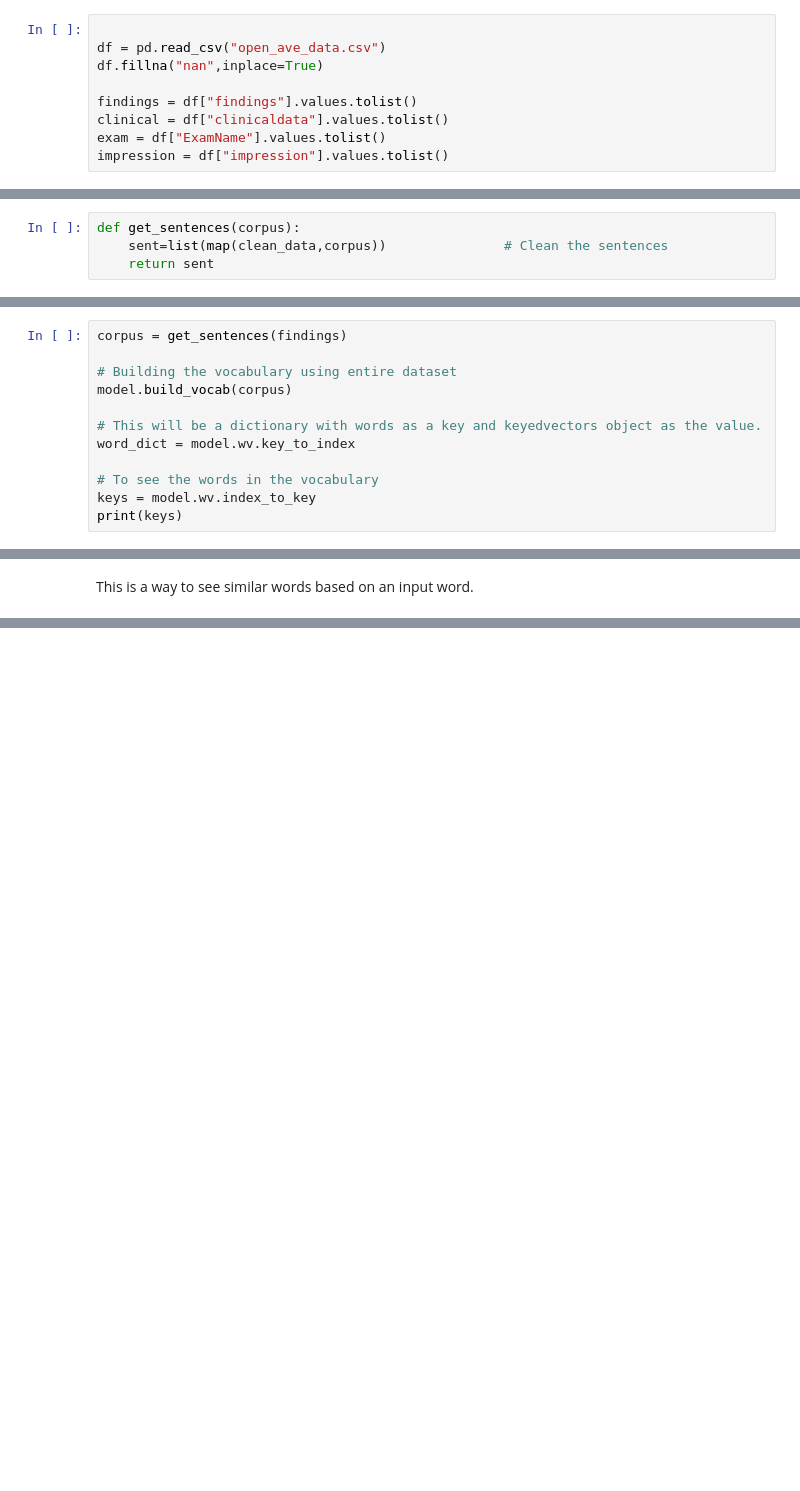
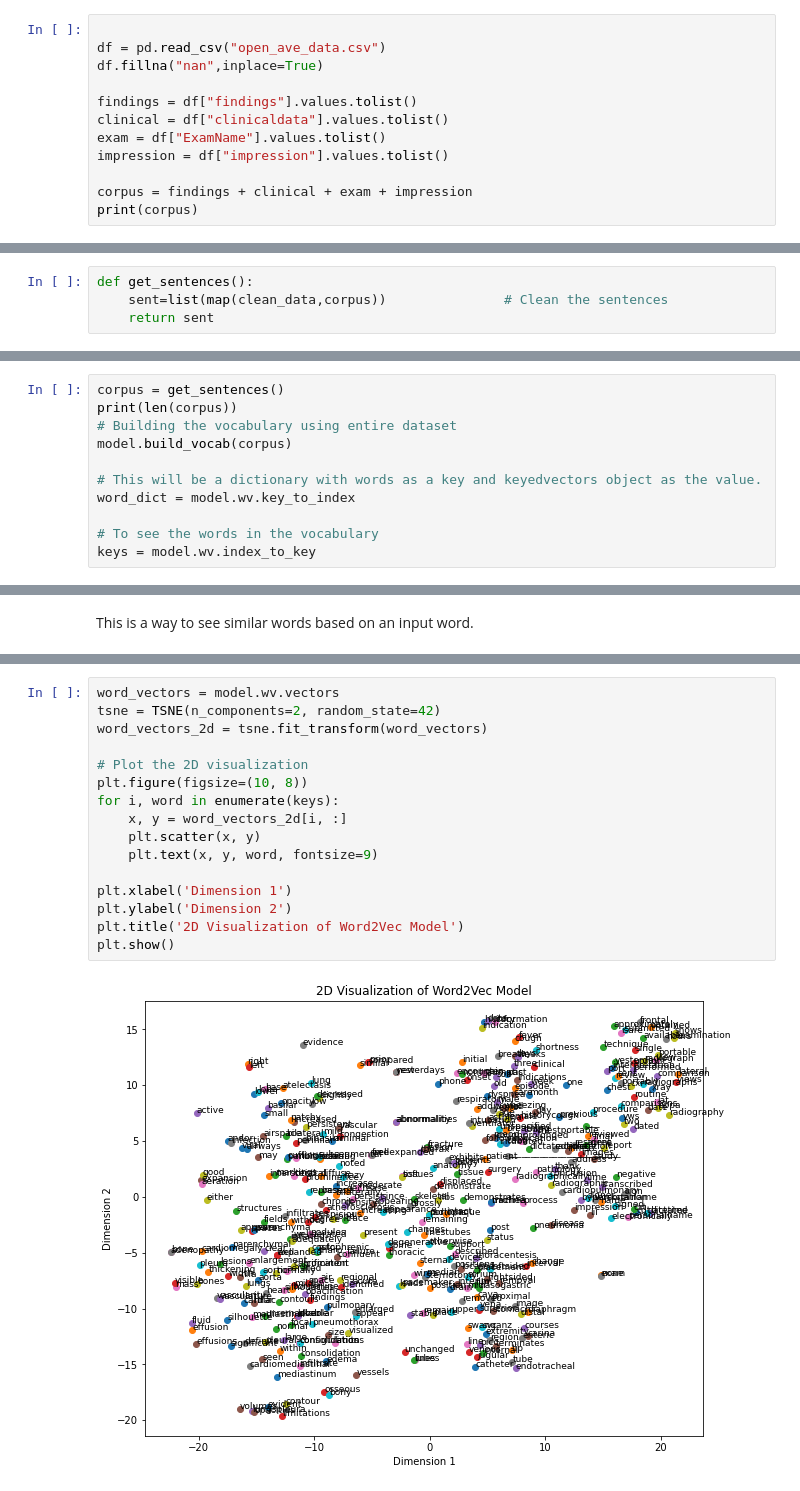
Before and after one commit to lwilliams717/OpenAvenues---NLP, a Jupyter notebook: week5.ipynb, the cells around one changed output, grey strips where cells are left out. Saved outputs shown, nothing was run; the diff lists cells and outputs as text; blank space fills up the shorter version.

```diff
--- a/week5.ipynb
+++ b/week5.ipynb
@@ -30,3 +36,6 @@ findings = df["findings"].values.tolist()
 clinical = df["clinicaldata"].values.tolist()
 exam = df["ExamName"].values.tolist()
 impression = df["impression"].values.tolist()
+
+corpus = findings + clinical + exam + impression
+print(corpus)
@@ -45,7 +56,7 @@ def clean_data(w):
 # %% [markdown]
 Next, we'll create a function to process all the sentences from each corpus. It uses the clean_data function from above to clean the corpus by removing the stop words and any non alphanumeric characters.
 # %%
-def get_sentences(corpus):
+def get_sentences():
     sent=list(map(clean_data,corpus))               # Clean the sentences
     return sent
 # %% [markdown]
@@ -58,8 +69,8 @@ model = Word2Vec(min_count=5,window=5,vector_size=300,workers=cores-1,max_vocab_
 # %% [markdown]
 Before we train the model, we must create the vocabulary for the corpus. Which represents all the unique tokens in our corpus.
 # %%
-corpus = get_sentences(findings)
-
+corpus = get_sentences()
+print(len(corpus))
 # Building the vocabulary using entire dataset
 model.build_vocab(corpus)
 
@@ -68,5 +79,4 @@ word_dict = model.wv.key_to_index
 
 # To see the words in the vocabulary
 keys = model.wv.index_to_key
-print(keys)
 # %% [output]
@@ -93,0 +104,18 @@ model.wv.most_similar(positive=["lungs"],topn=5)
+# %%
+word_vectors = model.wv.vectors
+tsne = TSNE(n_components=2, random_state=42)
+word_vectors_2d = tsne.fit_transform(word_vectors)
+
+# Plot the 2D visualization
+plt.figure(figsize=(10, 8))
+for i, word in enumerate(keys):
+    x, y = word_vectors_2d[i, :]
+    plt.scatter(x, y)
+    plt.text(x, y, word, fontsize=9)
+
+plt.xlabel('Dimension 1')
+plt.ylabel('Dimension 2')
+plt.title('2D Visualization of Word2Vec Model')
+plt.show()
+# %% [output]
+[figure, added]
```
Also changed, not shown: parts of 14 cells of this notebook.
